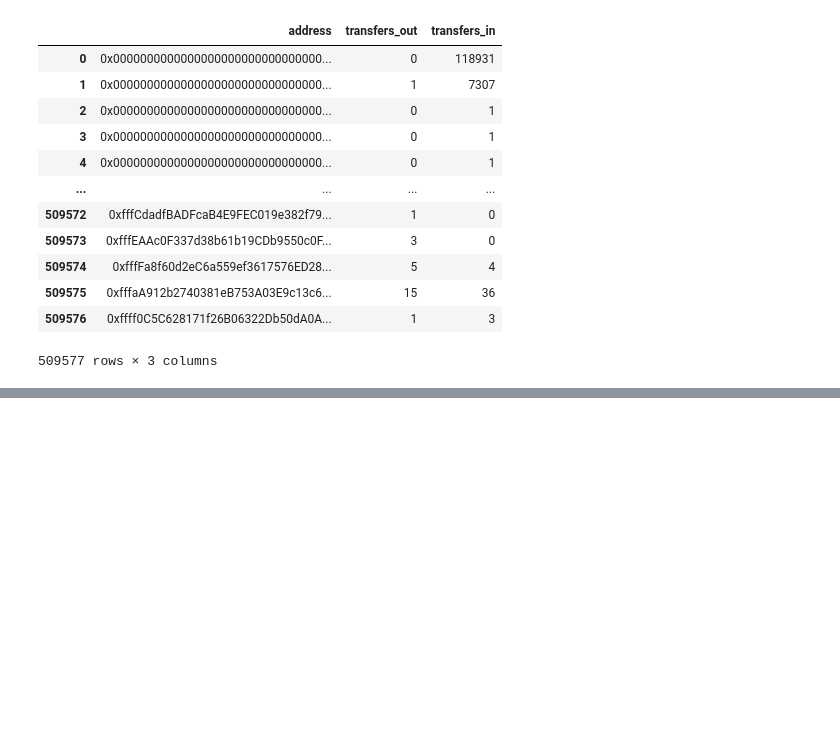
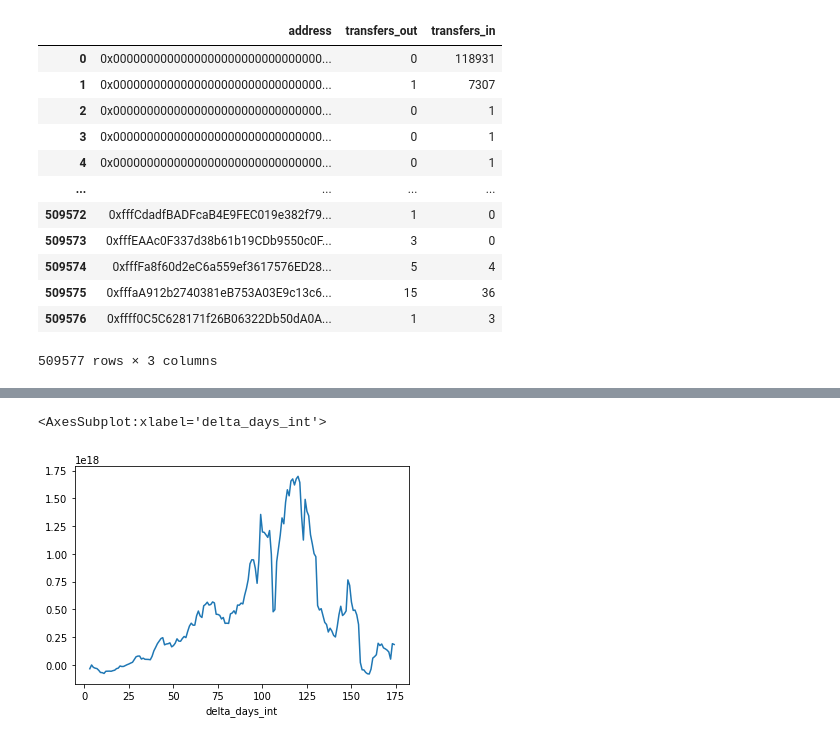
Before and after one commit to shaneluna/nft-analysis, a Jupyter notebook: notebooks/sandbox.ipynb, the cells around one changed output, grey strips where cells are left out. Drawn from its saved outputs; the diff is of its cells as text; code cells hidden in the pictures; blank space fills up the shorter version.

```diff
--- a/notebooks/sandbox.ipynb
+++ b/notebooks/sandbox.ipynb
@@ -359,0 +459,5 @@ results
+# %%
+data.rolling(7, center = True).mean().plot()
+# %% [output]
+<AxesSubplot:xlabel='delta_days_int'>
+[figure, added]
```
Also changed, not shown: parts of 16 cells of this notebook, 2 other files.
